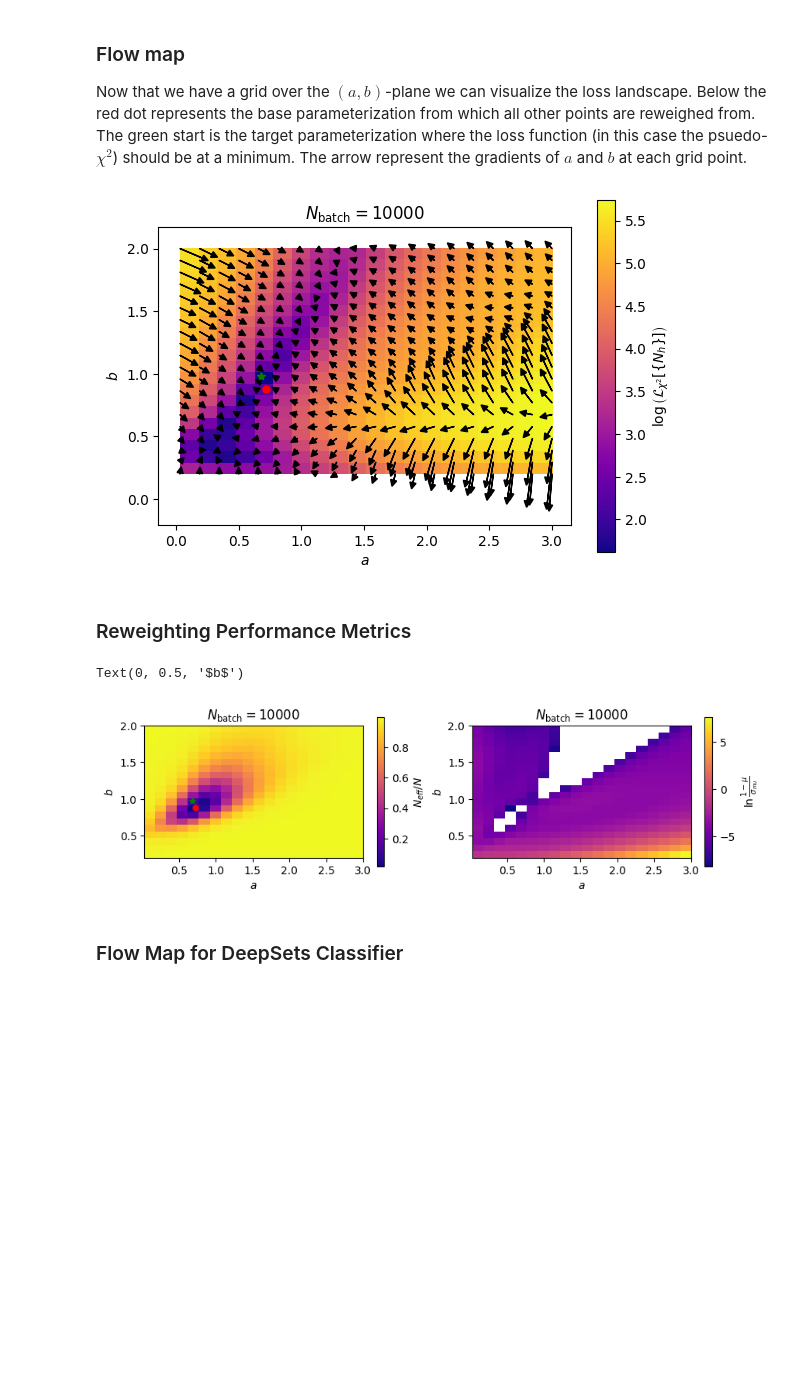
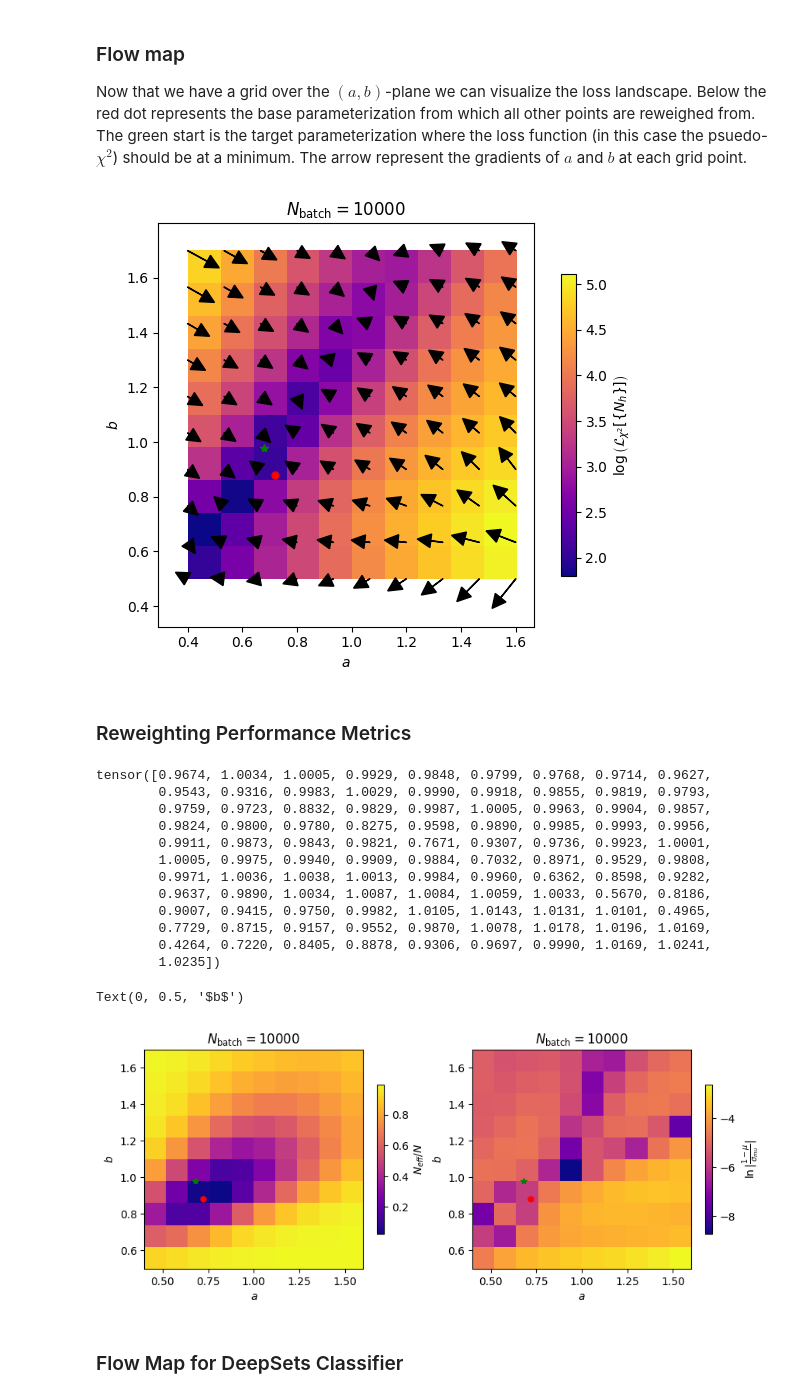
Before and after one commit to tonymenzo/RSA, a Jupyter notebook: src/RSA_flow_map.ipynb, the cells around one changed output. Drawn from its saved outputs; the diff is of its cells as text; code cells hidden in the pictures; blank space fills up the shorter version.

```diff
--- a/src/RSA_flow_map.ipynb
+++ b/src/RSA_flow_map.ipynb
@@ -145,14 +145,18 @@ print('Each emission has been zero-padded to a length of', dim_accept_reject)
 params_base = torch.tensor([0.72, 0.88])
 
 # Define a grid of initial parameters
-# a_range  = (0.6-0.1, 0.80+0.1)#(0.6, 0.80)
-# b_range  = (0.85-0.1, 1.05+0.1)#(0.85, 1.05)
+a_range  = (0.5-0.1, 1.5+0.1)#(0.6, 0.80)
+b_range  = (0.6-0.1, 1.6+0.1)#(0.85, 1.05)
+# a_range = (0.72,1)
+# b_range = (0.88,1)
 
 # Search the whole range of parameters
-a_range  = (0.03, 3.0)#(0.6, 0.80)
-b_range  = (0.2, 2.0)#(0.85, 1.05)
+# a_range  = (0.03, 3.0)#(0.6, 0.80)
+# b_range  = (0.2, 2.0)#(0.85, 1.05)
+# a_range  = (0.03, 3.0)#(0.6, 0.80)
+# b_range  = (0.2, 2.0)#(0.85, 1.05)
 
-n_points = 20
+n_points = 10
 a_b_init = a_b_grid(a_range, b_range, n_points)
 # %% [output]
 Each event has been zero-padded to a length of 105
@@ -316,7 +332,7 @@ ax.set_ylabel(r'$b$')
 
 fig.tight_layout()
 # %% [output]
-[figure, old version]
+[figure, new version]
 # %% [markdown]
 ### Reweighting Performance Metrics
 # %%
@@ -339,7 +355,8 @@ cmap = plt.cm.plasma  # Choose a colormap
 # Assuming magnitudes can be reshaped into a grid directly for simplicity
 # In a real scenario, you might need to interpolate these values onto a grid
 N_eff = metrics[1].detach()
-mu = torch.log((1-metrics[0].detach()[:,0]) / metrics[0].detach()[:,1])
+print(metrics[0].detach()[:,0])
+mu = torch.log(abs(1-metrics[0].detach()[:,0]) / metrics[0].detach()[:,1])
 
 grid_shape = (int(np.sqrt(len(N_eff))), int(np.sqrt(len(N_eff))))
 N_eff_grid = 1 - N_eff.reshape(grid_shape).T
@@ -348,36 +365,50 @@ mu_grid = mu.reshape(grid_shape).T
 # magnitudes_grid = magnitudes.reshape(grid_shape).T
 
 # Create a heatmap of the gradient magnitudes
 
 #metrics[0] -> mu_eff
 #metrics[1] -> N_eff/N
 
 #heatmap = ax.imshow(magnitudes_grid, cmap=cmap, norm=norm, origin='lower', extent=(np.min(a_b[:, 0]), np.max(a_b[:, 0]), np.min(a_b[:, 1]), np.max(a_b[:, 1])))
 heatmap0 = ax[0].imshow(N_eff_grid, cmap=cmap, origin='lower', extent=(np.min(a_b[:, 0]), np.max(a_b[:, 0]), np.min(a_b[:, 1]), np.max(a_b[:, 1])))
 heatmap1 = ax[1].imshow(mu_grid, cmap=cmap, origin='lower', extent=(np.min(a_b[:, 0]), np.max(a_b[:, 0]), np.min(a_b[:, 1]), np.max(a_b[:, 1])))
 # heatmap = ax.imshow(metrics[1].detach().reshape(grid_shape).T, cmap=cmap, origin='lower', extent=(np.min(a_b[:, 0]), np.max(a_b[:, 0]), np.min(a_b[:, 1]), np.max(a_b[:, 1])))
 
 # Add a colorbar to show the magnitude scale
 fig.colorbar(heatmap0, ax=ax[0], label=r'$N_{eff}/N$', shrink=0.5)
-fig.colorbar(heatmap1, ax=ax[1], label=r'$\ln{\frac{1-\mu}{\sigma_{mu}}}$', shrink=0.5)
+fig.colorbar(heatmap1, ax=ax[1], label=r'$\ln{|\frac{1-\mu}{\sigma_{mu}}|}$', shrink=0.5)
 
 a_b_target = np.array([0.68, 0.98]) # Monash
 ax[0].plot(a_b_target[0], a_b_target[1], '*', color='green', label = 'Target', ms = 6, linewidth=10)
 ax[0].plot(RSA.params_base[0].clone().detach().numpy(), RSA.params_base[1].clone().detach().numpy(), 'o', color = 'red', label = 'Base', ms = 5, linewidth=10)
+ax[1].plot(a_b_target[0], a_b_target[1], '*', color='green', label = 'Target', ms = 6, linewidth=10)
+ax[1].plot(RSA.params_base[0].clone().detach().numpy(), RSA.params_base[1].clone().detach().numpy(), 'o', color = 'red', label = 'Base', ms = 5, linewidth=10)
 
 ax[0].set_title(rf'$N_{{\mathrm{{batch}}}} = {N_events}$')
 ax[0].set_xlabel(r'$a$')
 ax[0].set_ylabel(r'$b$')
 
 
 ax[1].set_title(rf'$N_{{\mathrm{{batch}}}} = {N_events}$')
 ax[1].set_xlabel(r'$a$')
 ax[1].set_ylabel(r'$b$')
 
 # fig.tight_layout()
 # %% [output]
-Text(0, 0.5, '$b$')
+tensor([0.9674, 1.0034, 1.0005, 0.9929, 0.9848, 0.9799, 0.9768, 0.9714, 0.9627,
+        0.9543, 0.9316, 0.9983, 1.0029, 0.9990, 0.9918, 0.9855, 0.9819, 0.9793,
+        0.9759, 0.9723, 0.8832, 0.9829, 0.9987, 1.0005, 0.9963, 0.9904, 0.9857,
+        0.9824, 0.9800, 0.9780, 0.8275, 0.9598, 0.9890, 0.9985, 0.9993, 0.9956,
+        0.9911, 0.9873, 0.9843, 0.9821, 0.7671, 0.9307, 0.9736, 0.9923, 1.0001,
+        1.0005, 0.9975, 0.9940, 0.9909, 0.9884, 0.7032, 0.8971, 0.9529, 0.9808,
+        0.9971, 1.0036, 1.0038, 1.0013, 0.9984, 0.9960, 0.6362, 0.8598, 0.9282,
+        0.9637, 0.9890, 1.0034, 1.0087, 1.0084, 1.0059, 1.0033, 0.5670, 0.8186,
+        0.9007, 0.9415, 0.9750, 0.9982, 1.0105, 1.0143, 1.0131, 1.0101, 0.4965,
+        0.7729, 0.8715, 0.9157, 0.9552, 0.9870, 1.0078, 1.0178, 1.0196, 1.0169,
+        0.4264, 0.7220, 0.8405, 0.8878, 0.9306, 0.9697, 0.9990, 1.0169, 1.0241,
+        1.0235])
+Text(0, 0.5, '$b$')
-[figure, old version]
+[figure, new version]
 # %% [markdown]
 ### Flow Map for DeepSets Classifier
 # %%
```
Also changed, not shown: parts of 2 cells of this notebook, 7 other files.
